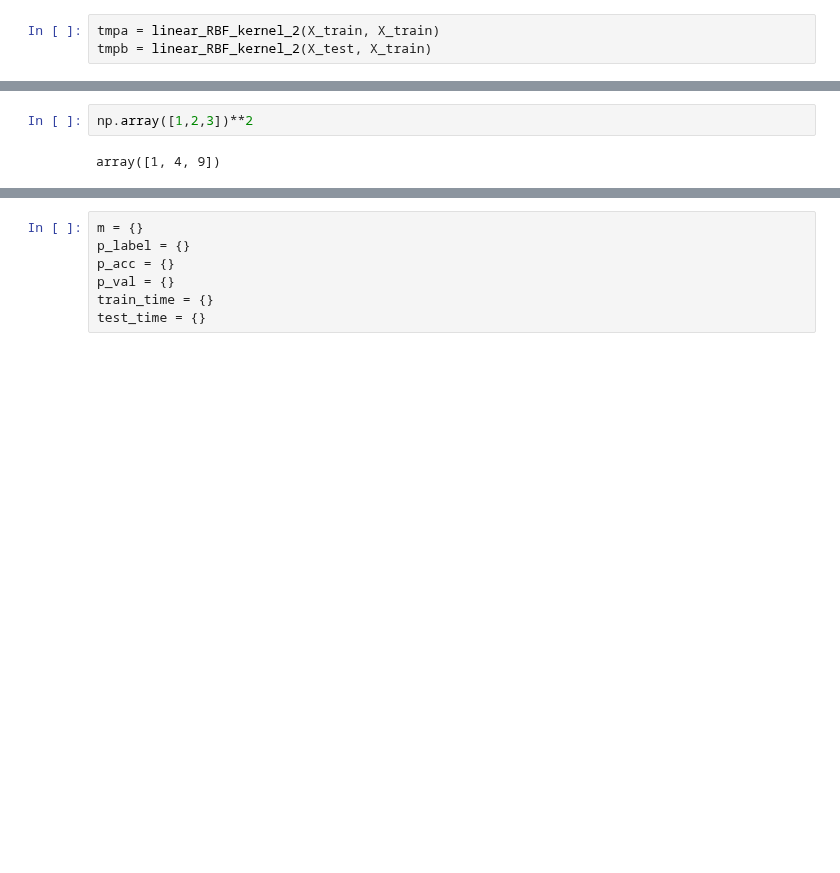
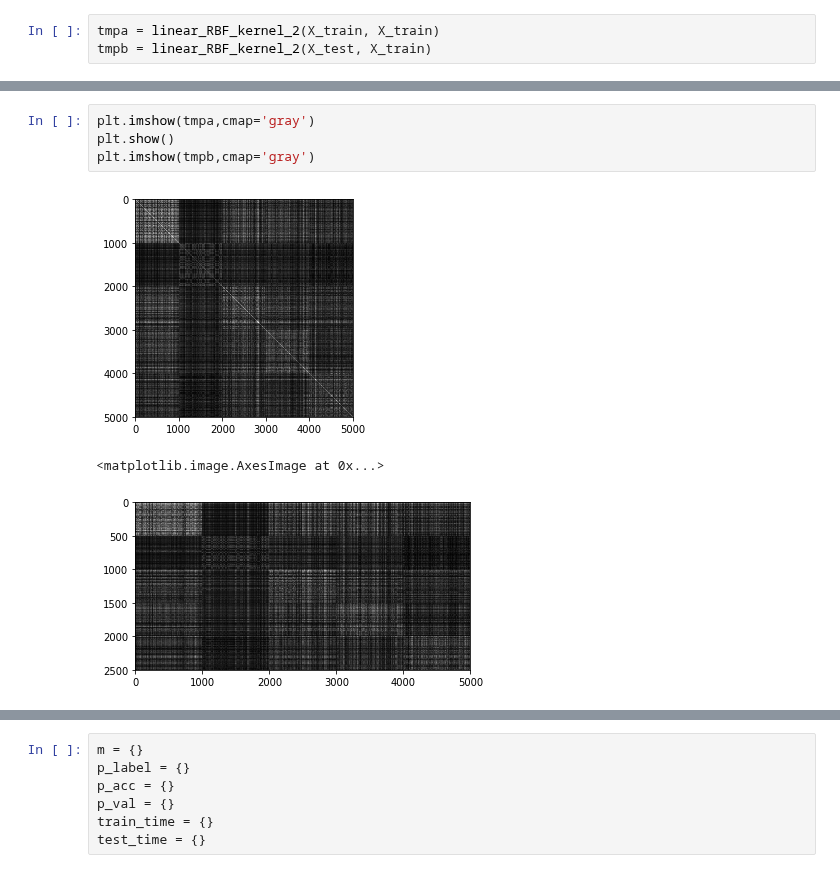
Before and after one commit to csielee/2018ML, a Jupyter notebook: HW5/HW5.ipynb, the cells around one changed output, grey strips where cells are left out. Drawn from its saved outputs; the diff is of its cells as text; blank space fills up the shorter version.

```diff
--- a/HW5/HW5.ipynb
+++ b/HW5/HW5.ipynb
@@ -410,7 +329,11 @@ float64
-# %%
-np.array([1,2,3])**2
-# %% [output]
-array([1, 4, 9])
+# %%
+plt.imshow(tmpa,cmap='gray')
+plt.show()
+plt.imshow(tmpb,cmap='gray')
+# %% [output]
+[figure, added]
+<matplotlib.image.AxesImage at 0x...>
+[figure, added]
 # %%
 %%time
 x_train_precomputed = linear_RBF_kernel_2(X_train, X_train)
```
Also changed, not shown: parts of 29 cells of this notebook, 2 other files.
